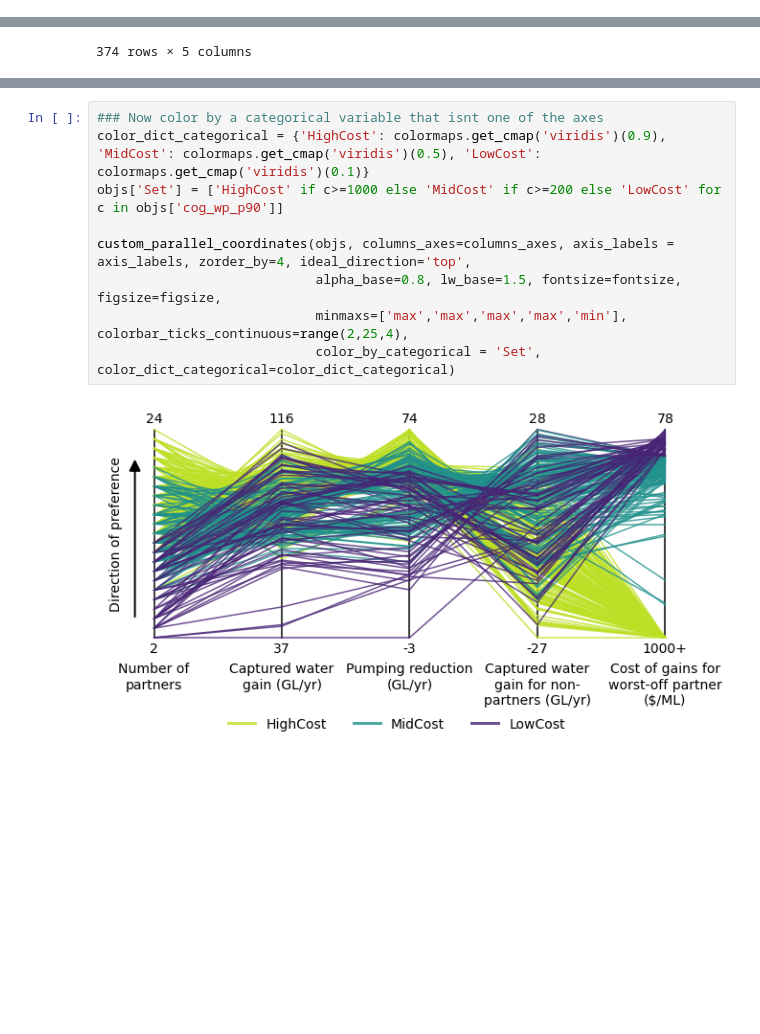
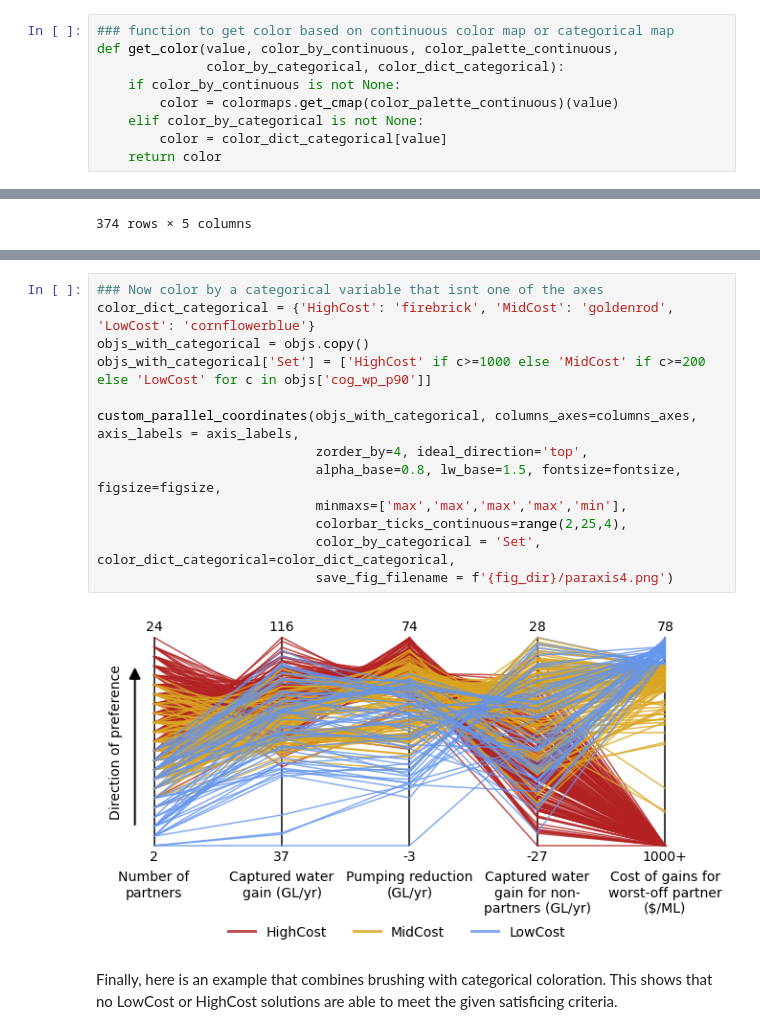
Before and after one commit to reedgroup/reedgroup.github.io, a Jupyter notebook: docs/FigureLibrary/ParallelCoordinatesPlots.ipynb, the cells around one changed output, grey strips where cells are left out. Drawn from its saved outputs; the diff is of its cells as text; blank space fills up the shorter version.

```diff
--- a/docs/FigureLibrary/ParallelCoordinatesPlots.ipynb
+++ b/docs/FigureLibrary/ParallelCoordinatesPlots.ipynb
@@ -25,0 +74,9 @@ fontsize = 14
+# %%
+### function to get color based on continuous color map or categorical map
+def get_color(value, color_by_continuous, color_palette_continuous,
+              color_by_categorical, color_dict_categorical):
+    if color_by_continuous is not None:
+        color = colormaps.get_cmap(color_palette_continuous)(value)
+    elif color_by_categorical is not None:
+        color = color_dict_categorical[value]
+    return color
@@ -272,13 +339,19 @@ custom_parallel_coordinates(objs, columns_axes=objs.columns, axis_labels = axis_
 # %%
 ### Now color by a categorical variable that isnt one of the axes
-color_dict_categorical = {'HighCost': colormaps.get_cmap('viridis')(0.9), 'MidCost': colormaps.get_cmap('viridis')(0.5), 'LowCost': colormaps.get_cmap('viridis')(0.1)}
-objs['Set'] = ['HighCost' if c>=1000 else 'MidCost' if c>=200 else 'LowCost' for c in objs['cog_wp_p90']]
+color_dict_categorical = {'HighCost': 'firebrick', 'MidCost': 'goldenrod', 'LowCost': 'cornflowerblue'}
+objs_with_categorical = objs.copy()
+objs_with_categorical['Set'] = ['HighCost' if c>=1000 else 'MidCost' if c>=200 else 'LowCost' for c in objs['cog_wp_p90']]
 
-custom_parallel_coordinates(objs, columns_axes=columns_axes, axis_labels = axis_labels, zorder_by=4, ideal_direction='top',
+custom_parallel_coordinates(objs_with_categorical, columns_axes=columns_axes, axis_labels = axis_labels,
+                            zorder_by=4, ideal_direction='top',
                             alpha_base=0.8, lw_base=1.5, fontsize=fontsize, figsize=figsize,
-                            minmaxs=['max','max','max','max','min'], colorbar_ticks_continuous=range(2,25,4),
-                            color_by_categorical = 'Set', color_dict_categorical=color_dict_categorical)
+                            minmaxs=['max','max','max','max','min'],
+                            colorbar_ticks_continuous=range(2,25,4),
+                            color_by_categorical = 'Set', color_dict_categorical=color_dict_categorical,
+                            save_fig_filename = f'{fig_dir}/paraxis4.png')
 # %% [output]
-[figure, old version]
+[figure, new version]
+# %% [markdown]
+Finally, here is an example that combines brushing with categorical coloration. This shows that no LowCost or HighCost solutions are able to meet the given satisficing criteria.
 # %%
 ### Now color by a categorical variable that isnt one of the axes, with brushing
```
Also changed, not shown: parts of 23 cells of this notebook, 3 other files.
